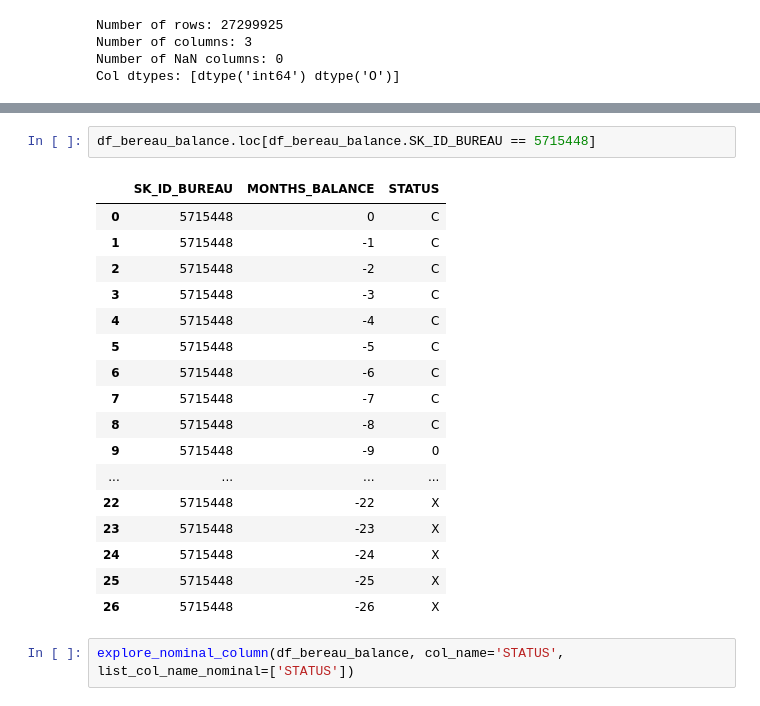
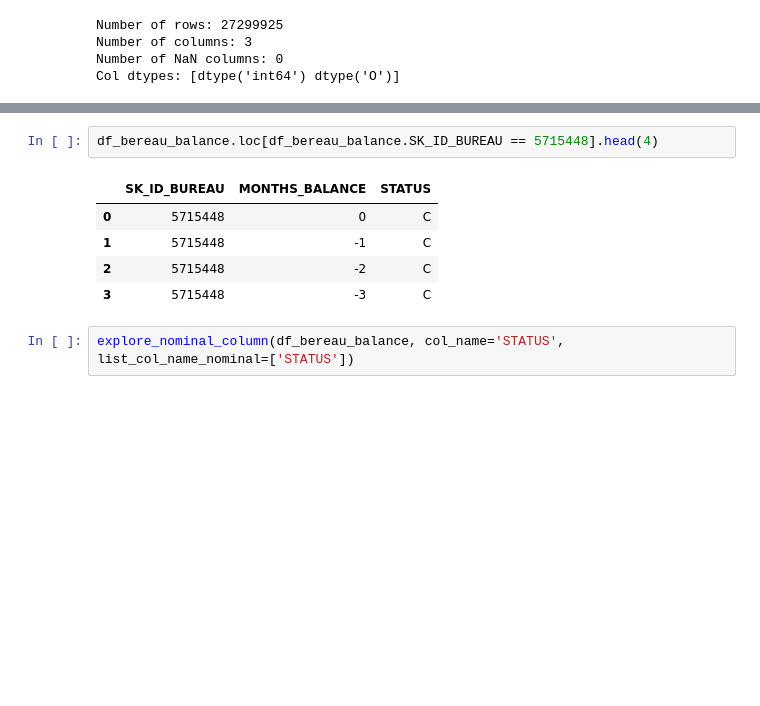
Before and after one commit to KunutBoon/interview-assignment, a Jupyter notebook: notebook/credit_default_risk.ipynb, the cells around one changed output, grey strips where cells are left out. Saved outputs shown, nothing was run; the diff lists cells and outputs as text; blank space fills up the shorter version.

Commit message:
Additional EDA on Bereau Balance data

```diff
--- a/notebook/credit_default_risk.ipynb
+++ b/notebook/credit_default_risk.ipynb
@@ -610,23 +621,11 @@ Col dtypes: [dtype('int64') dtype('O')]
 # %%
-df_bereau_balance.loc[df_bereau_balance.SK_ID_BUREAU == 5715448]
+df_bereau_balance.loc[df_bereau_balance.SK_ID_BUREAU == 5715448].head(4)
 # %% [output]
 |  | SK_ID_BUREAU | MONTHS_BALANCE | STATUS |
 | 0 | 5715448 | 0 | C |
 | 1 | 5715448 | -1 | C |
 | 2 | 5715448 | -2 | C |
 | 3 | 5715448 | -3 | C |
-| 4 | 5715448 | -4 | C |
-| 5 | 5715448 | -5 | C |
-| 6 | 5715448 | -6 | C |
-| 7 | 5715448 | -7 | C |
-| 8 | 5715448 | -8 | C |
-| 9 | 5715448 | -9 | 0 |
-| ... | ... | ... | ... |
-| 22 | 5715448 | -22 | X |
-| 23 | 5715448 | -23 | X |
-| 24 | 5715448 | -24 | X |
-| 25 | 5715448 | -25 | X |
-| 26 | 5715448 | -26 | X |
 # %%
 explore_nominal_column(df_bereau_balance, col_name='STATUS', list_col_name_nominal=['STATUS'])
 # %% [output]
```
Also changed, not shown: parts of 13 cells of this notebook.
